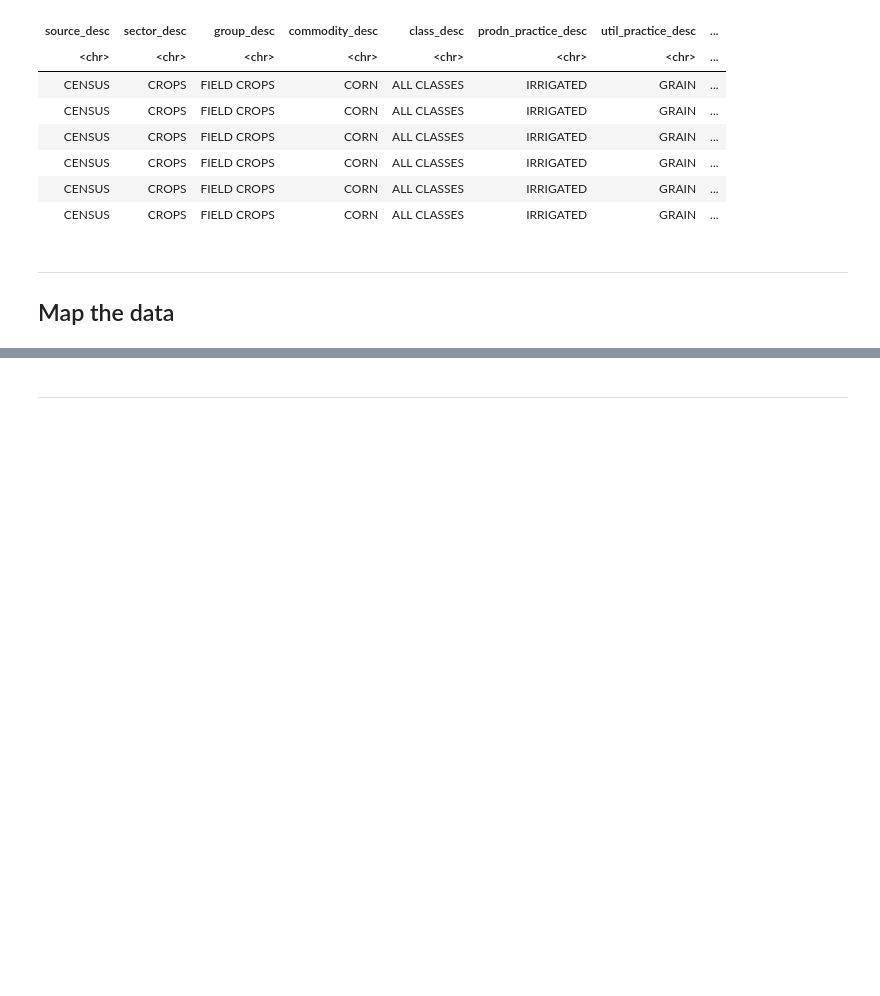
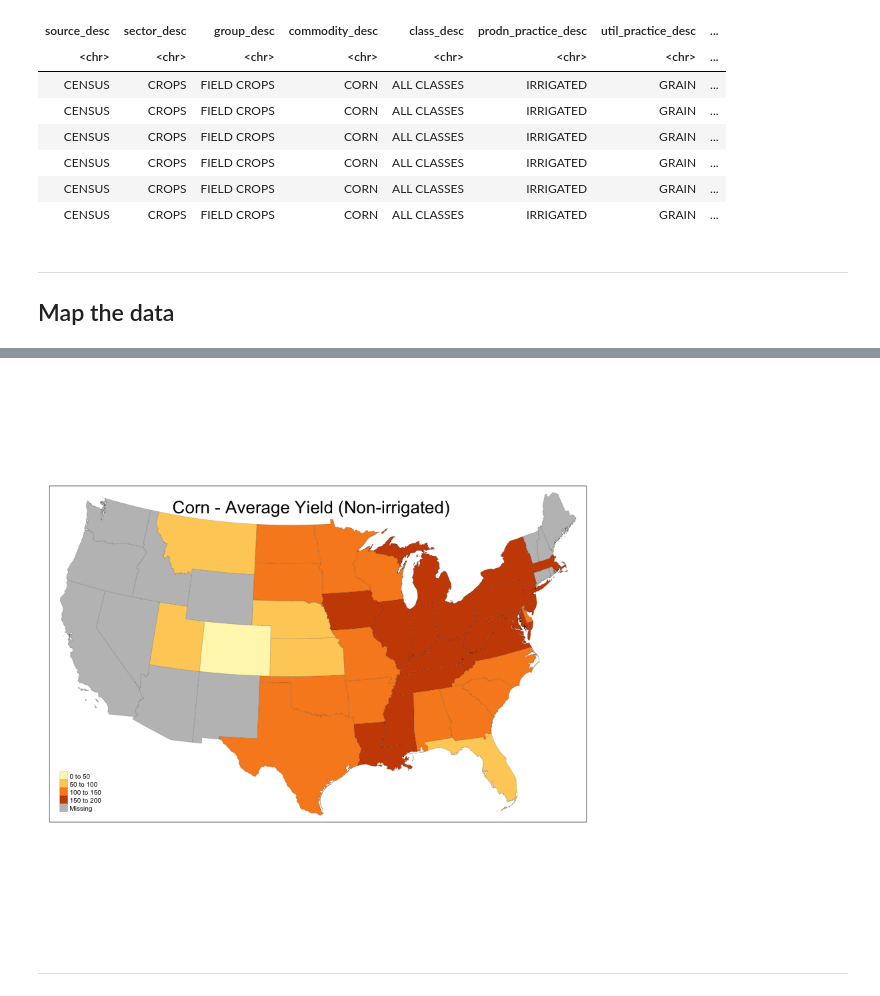
Before and after one commit to anderaa/quickerstats, a Jupyter notebook: notebooks/example_workflow_2.ipynb, the cells around one changed output, grey strips where cells are left out. Cells and saved outputs as stored; diff of their text form; code cells hidden in the pictures; blank space fills up the shorter version.

```diff
--- a/notebooks/example_workflow_2.ipynb
+++ b/notebooks/example_workflow_2.ipynb
@@ -381,2 +270,11 @@ tm_layout(title="Corn - Harvested Acres",
+# %%
+tm_shape(US_non_irrigated, projection="+init=epsg:2163") +
+  tm_polygons("Value", border.col = "black", lwd=0.1, title="") +
+  tmap_options(max.categories = 5) +
+tm_layout(title="Corn - Average Yield (Non-irrigated)",
+          title.position = c("center", "top"),
+          legend.text.size=0.5)
+# %% [output]
+[figure, added]
 # %% [markdown]
 ---
```
Also changed, not shown: parts of 19 cells of this notebook.
